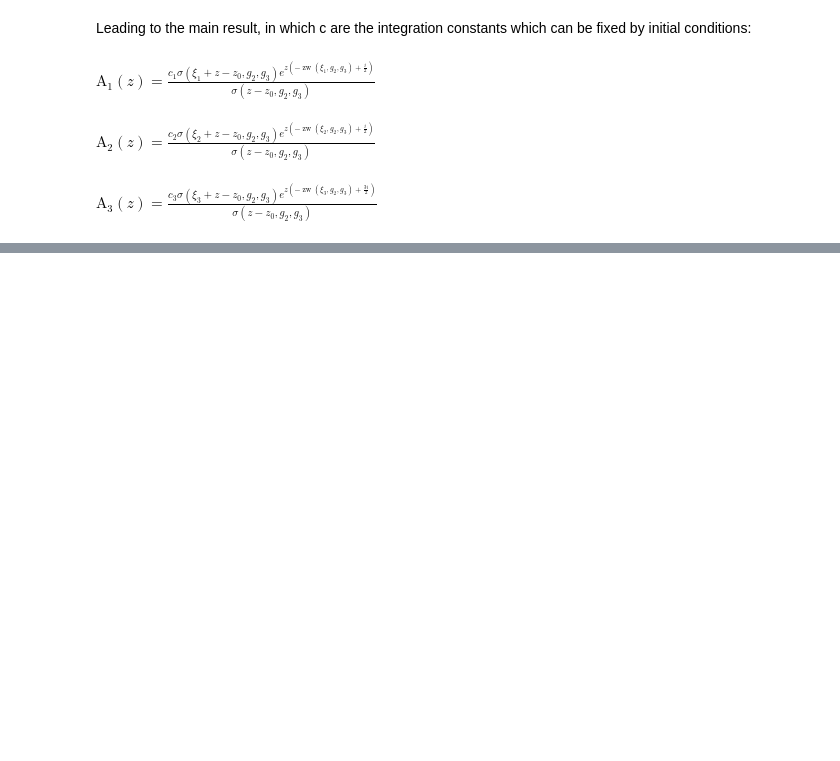
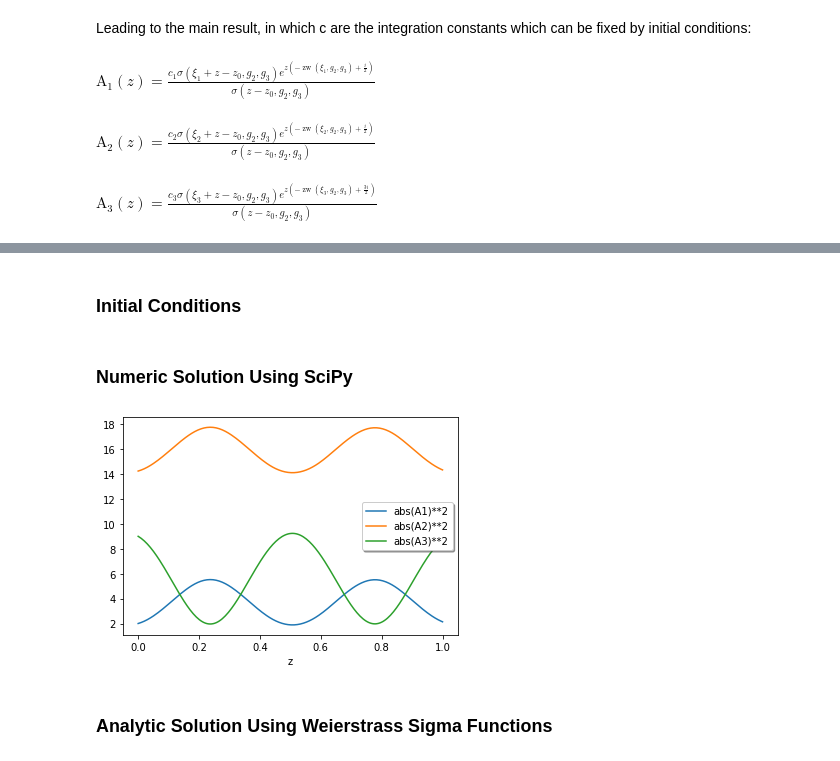
Before and after one commit to HeskethGD/Elliptic-Functions, a Jupyter notebook: Analytic Solutions of Nonlinear Coupled Mode Optics with Quadratic Nonlinearity.ipynb, the cells around one changed output, grey strips where cells are left out. Saved outputs shown, nothing was run; the diff lists cells and outputs as text; code cells hidden in the pictures; blank space fills up the shorter version.

Commit message:
added test analytic vs numeric plots

```diff
--- a/Analytic Solutions of Nonlinear Coupled Mode Optics with Quadratic Nonlinearity.ipynb
+++ b/Analytic Solutions of Nonlinear Coupled Mode Optics with Quadratic Nonlinearity.ipynb
@@ -707,0 +771,49 @@ $\displaystyle \operatorname{A_{3}}{\left(z \right)} = \frac{c_{3} \sigma{\left(
+# %% [markdown]
+### Initial Conditions
+# %%
+A_0 = [1 + 1j, 2 + 3.2j, 0 + 3j] # initial conditions (initial values)
+z_end = 1 # distance to solve over
+# %% [markdown]
+### Numeric Solution Using SciPy
+# %%
+hr = symbols('hr:3') # real valued functions
+hi = symbols('hi:3') # real valued functions
+h_ri = hr + hi # real valued functions
+h_subs = [
+    (A1(z), hr[0] + I*hi[0]), (A2(z), hr[1] + I*hi[1]), (A3(z), hr[2] + I*hi[2]),
+    (Ac1(z), hr[0] - I*hi[0]), (Ac2(z), hr[1] - I*hi[1]), (Ac3(z), hr[2] - I*hi[2])
+]
+
+A_dot = [A1p, A2p, A3p] # complex valued funtions
+A_dot_r = [eq_.subs(h_subs).expand().subs(I,0) for eq_ in A_dot]
+A_dot_i = [(-I*eq_.subs(h_subs)).expand().subs(I,0) for eq_ in A_dot]
+
+h_ri_dot = A_dot_r + A_dot_i # real valued functions
+
+f_ = lambdify((z, h_ri), h_ri_dot)
+
+# initial conditions (initial values)
+h_ri0 = [
+    real(A_0[0]), real(A_0[1]), real(A_0[2]), imag(A_0[0]), imag(A_0[1]), imag(A_0[2])
+]
+n_points_z = 200
+z_eval = linspace(0, z_end, n_points_z) # evaluate integral from z = 0-10 for 50 points
+# Call SciPy's ODE initial value problem solver solve_ivp by passing it
+#   the function f_,
+#   the interval of integration,
+#   the initial state, and
+#   the arguments to pass to the function f (if any)
+solution = scipy.integrate.solve_ivp(f_, (0, 10), h_ri0, t_eval=z_eval)
+h_ri_sol = solution.y
+
+# complex valued numeric vector solution
+A_sol_scipy = h_ri_sol[0:3] + 1j * h_ri_sol[3:6]
+# %%
+plt.plot(z_eval, square(absolute(A_sol_scipy.T)))
+plt.legend(['abs(A1)**2', 'abs(A2)**2', 'abs(A3)**2'], shadow=True)
+plt.xlabel('z')
+plt.show()
+# %% [output]
+[figure, added]
+# %% [markdown]
+### Analytic Solution Using Weierstrass Sigma Functions
```
Also changed, not shown: parts of 19 cells of this notebook, 2 other files.
